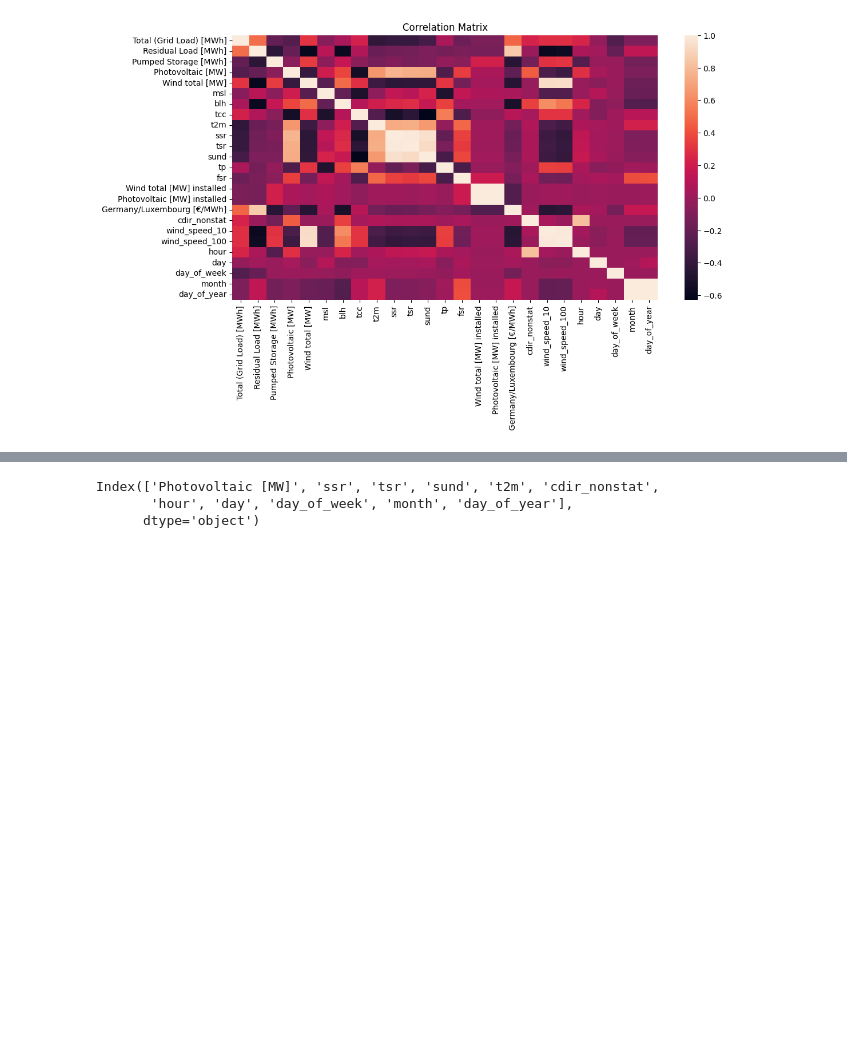
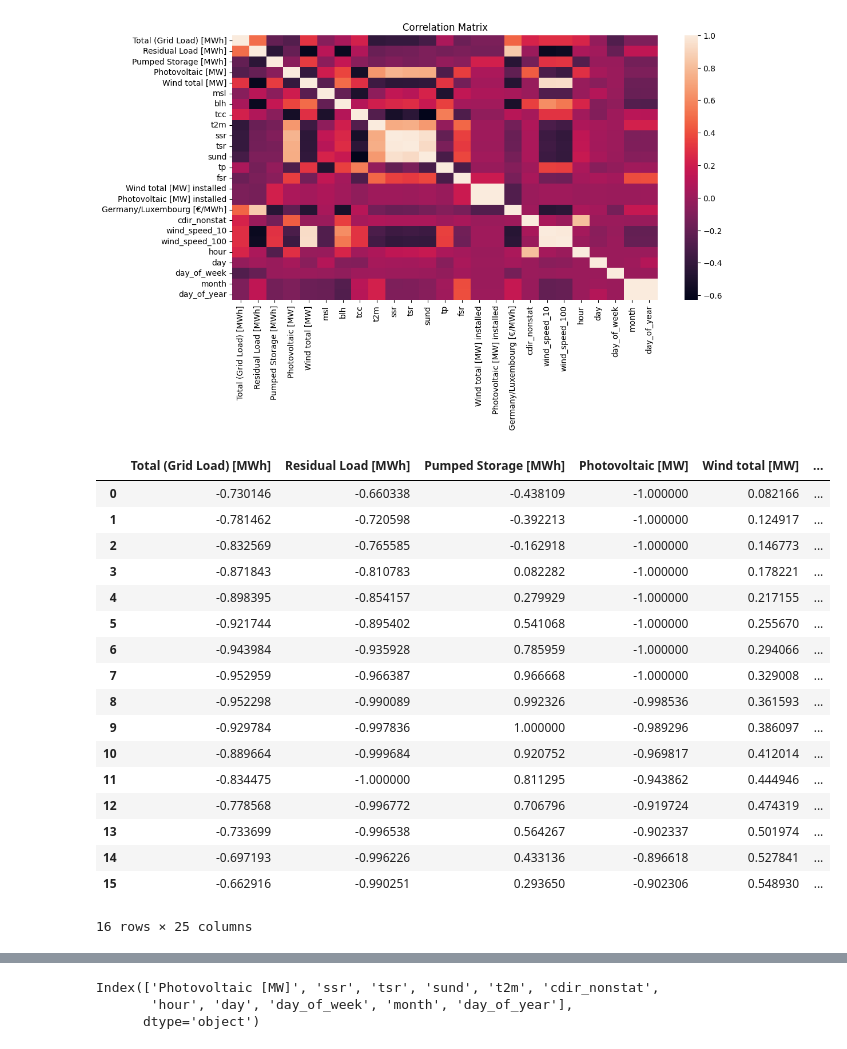
Before and after one commit to UBela/GRUeneEnergie, a Jupyter notebook: pre_processing_data.ipynb, the cells around one changed output, grey strips where cells are left out. Cells and saved outputs as stored; diff of their text form; code cells hidden in the pictures; blank space fills up the shorter version.

```diff
--- a/pre_processing_data.ipynb
+++ b/pre_processing_data.ipynb
@@ -856,3 +856,24 @@ plt.title("Correlation Matrix")
 plt.show()
 # %% [output]
 [figure]
+# %%
+min_max_norm_data_train.head(16)
+# %% [output]
+|  | Total (Grid Load) [MWh] | Residual Load [MWh] | Pumped Storage [MWh] | Photovoltaic [MW] | Wind total [MW] | ... |
+| 0 | -0.730146 | -0.660338 | -0.438109 | -1.000000 | 0.082166 | ... |
+| 1 | -0.781462 | -0.720598 | -0.392213 | -1.000000 | 0.124917 | ... |
+| 2 | -0.832569 | -0.765585 | -0.162918 | -1.000000 | 0.146773 | ... |
+| 3 | -0.871843 | -0.810783 | 0.082282 | -1.000000 | 0.178221 | ... |
+| 4 | -0.898395 | -0.854157 | 0.279929 | -1.000000 | 0.217155 | ... |
+| 5 | -0.921744 | -0.895402 | 0.541068 | -1.000000 | 0.255670 | ... |
+| 6 | -0.943984 | -0.935928 | 0.785959 | -1.000000 | 0.294066 | ... |
+| 7 | -0.952959 | -0.966387 | 0.966668 | -1.000000 | 0.329008 | ... |
+| 8 | -0.952298 | -0.990089 | 0.992326 | -0.998536 | 0.361593 | ... |
+| 9 | -0.929784 | -0.997836 | 1.000000 | -0.989296 | 0.386097 | ... |
+| 10 | -0.889664 | -0.999684 | 0.920752 | -0.969817 | 0.412014 | ... |
+| 11 | -0.834475 | -1.000000 | 0.811295 | -0.943862 | 0.444946 | ... |
+| 12 | -0.778568 | -0.996772 | 0.706796 | -0.919724 | 0.474319 | ... |
+| 13 | -0.733699 | -0.996538 | 0.564267 | -0.902337 | 0.501974 | ... |
+| 14 | -0.697193 | -0.996226 | 0.433136 | -0.896618 | 0.527841 | ... |
+| 15 | -0.662916 | -0.990251 | 0.293650 | -0.902306 | 0.548930 | ... |
+16 rows × 25 columns
```
Also changed, not shown: parts of 6 cells of this notebook.
